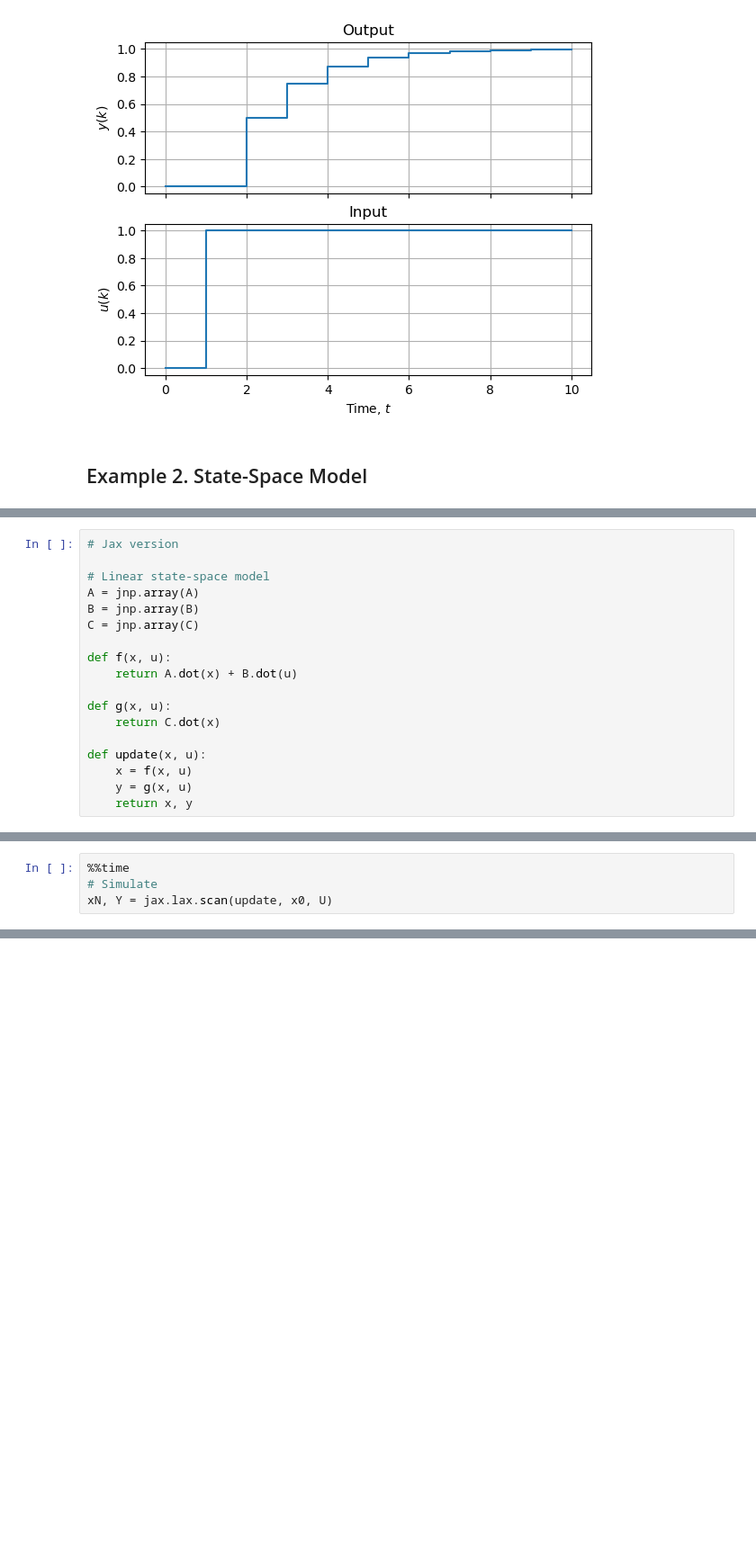
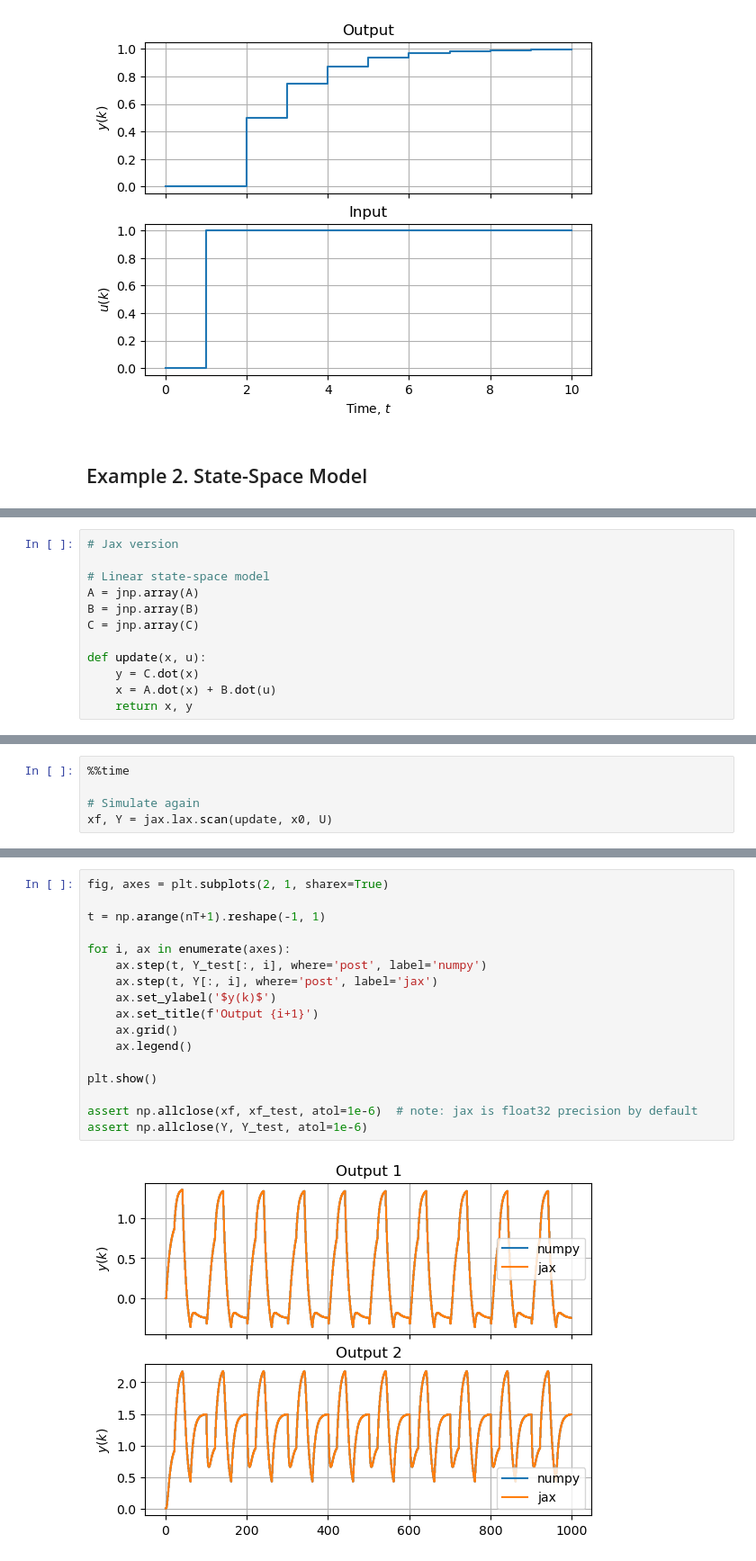
Before and after one commit to billtubbs/jax-examples, a Jupyter notebook: Dynamic-Systems.ipynb, the cells around one changed output, grey strips where cells are left out. Shown at 90% size. Cells and saved outputs as stored; diff of their text form; blank space fills up the shorter version.

```diff
--- a/Dynamic-Systems.ipynb
+++ b/Dynamic-Systems.ipynb
@@ -277,15 +280,9 @@ A = jnp.array(A)
 B = jnp.array(B)
 C = jnp.array(C)
 
-def f(x, u):
-    return A.dot(x) + B.dot(u)
-
-def g(x, u):
-    return C.dot(x)
-
 def update(x, u):
-    x = f(x, u)
-    y = g(x, u)
+    y = C.dot(x)
+    x = A.dot(x) + B.dot(u)
     return x, y
 # %%
 %%time
@@ -297,5 +295,6 @@ Wall time: 136 ms
 # %%
 %%time
-# Simulate
-xN, Y = jax.lax.scan(update, x0, U)
+
+# Simulate again
+xf, Y = jax.lax.scan(update, x0, U)
 # %% [output]
@@ -303,0 +303,19 @@ Wall time: 1.16 ms
+# %%
+fig, axes = plt.subplots(2, 1, sharex=True)
+
+t = np.arange(nT+1).reshape(-1, 1)
+
+for i, ax in enumerate(axes):
+    ax.step(t, Y_test[:, i], where='post', label='numpy')
+    ax.step(t, Y[:, i], where='post', label='jax')
+    ax.set_ylabel('$y(k)$')
+    ax.set_title(f'Output {i+1}')
+    ax.grid()
+    ax.legend()
+
+plt.show()
+
+assert np.allclose(xf, xf_test, atol=1e-6)  # note: jax is float32 precision by default
+assert np.allclose(Y, Y_test, atol=1e-6)
+# %% [output]
+[figure, added]
```
Also changed, not shown: parts of 16 cells of this notebook.
